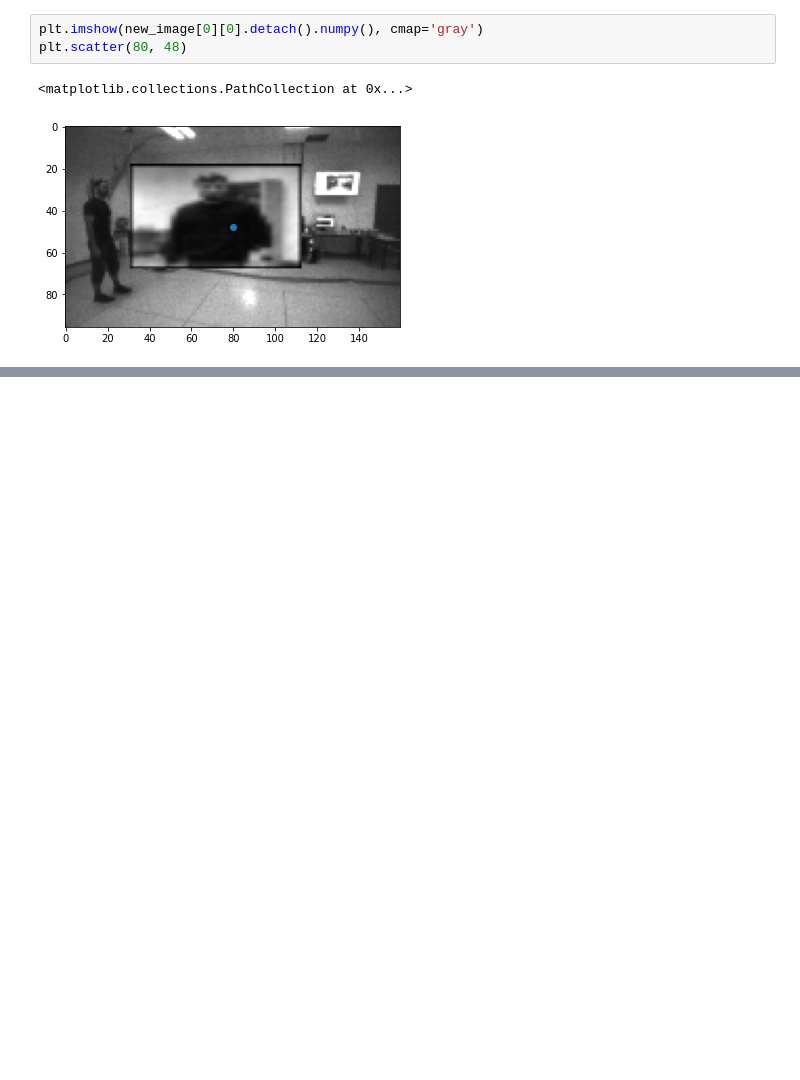
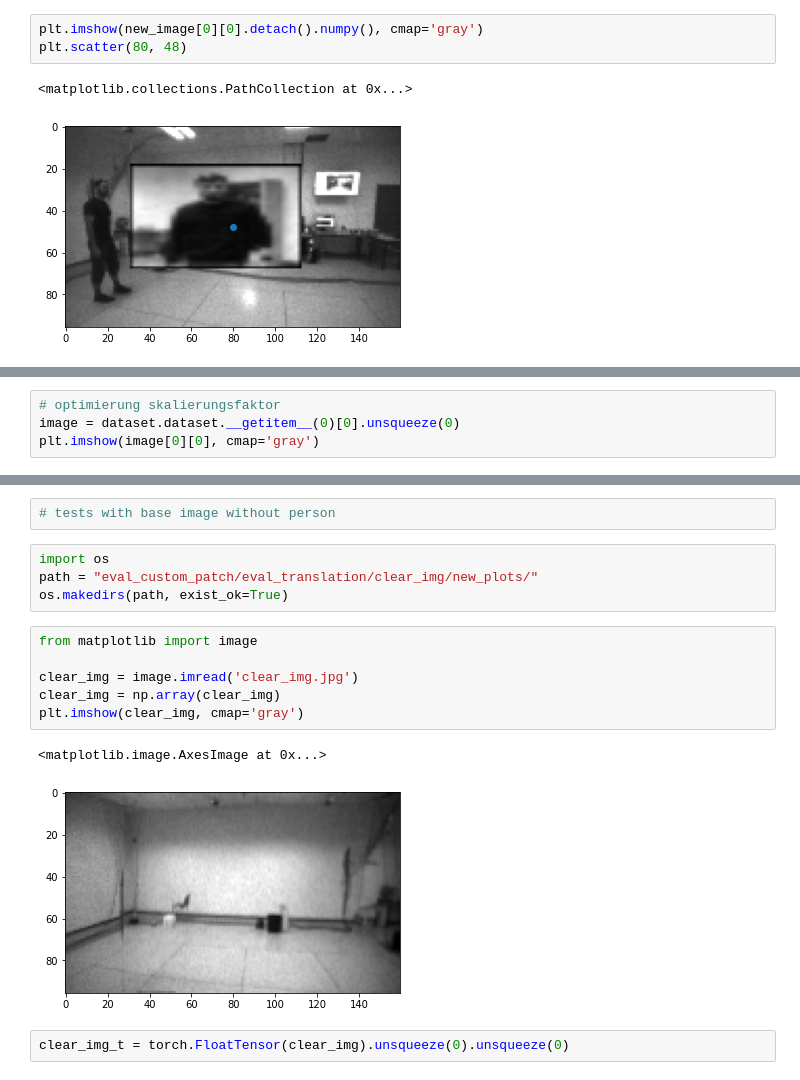
Before and after one commit to natalieh235/flying_adversarial_patch, a Jupyter notebook: misc/custom_patch.ipynb, the cells around one changed output, grey strips where cells are left out. Saved outputs shown, nothing was run; the diff lists cells and outputs as text; blank space fills up the shorter version.

```diff
--- a/misc/custom_patch.ipynb
+++ b/misc/custom_patch.ipynb
@@ -413,0 +732,4 @@ plt.scatter(80, 48)
+# %%
+# optimierung skalierungsfaktor
+image = dataset.dataset.__getitem__(0)[0].unsqueeze(0)
+plt.imshow(image[0][0], cmap='gray')
@@ -413,0 +887,17 @@ plt.scatter(80, 48)
+# %%
+# tests with base image without person
+# %%
+import os
+path = "eval_custom_patch/eval_translation/clear_img/new_plots/"
+os.makedirs(path, exist_ok=True)
+# %%
+from matplotlib import image
+
+clear_img = image.imread('clear_img.jpg')
+clear_img = np.array(clear_img)
+plt.imshow(clear_img, cmap='gray')
+# %% [output]
+<matplotlib.image.AxesImage at 0x...>
+[figure, added]
+# %%
+clear_img_t = torch.FloatTensor(clear_img).unsqueeze(0).unsqueeze(0)
```
Also changed, not shown: parts of 65 cells of this notebook.
